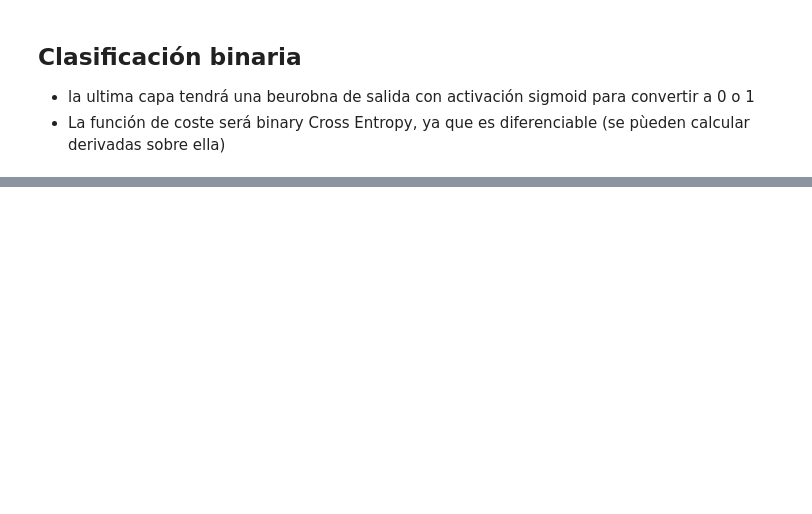
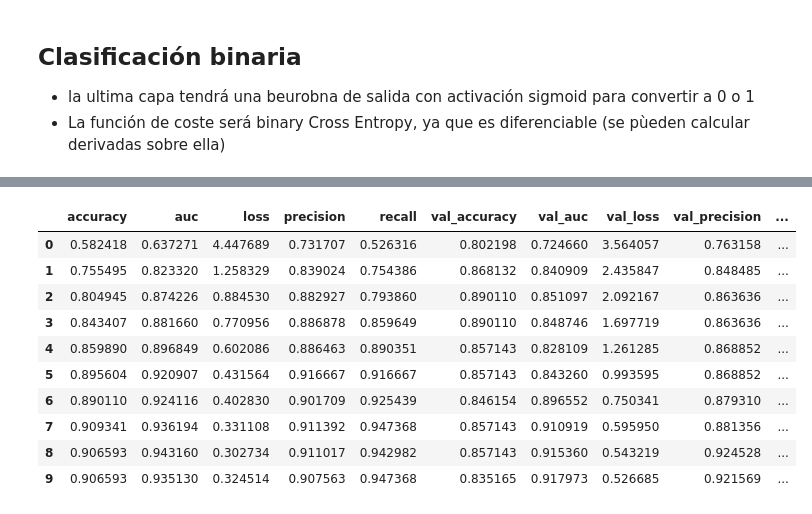
Before and after one commit to CaroliCosas/Ciencia_Datos_Hackaboss, a Jupyter notebook: mod5-estudio-machine-learning-y-deep-learning/02.notebooks_clase/02.deep-learning/03.tensorflow/01.clasificacion_binaria.ipynb, the cells around one changed output, grey strips where cells are left out. Saved outputs shown, nothing was run; the diff lists cells and outputs as text; code cells hidden in the pictures; blank space fills up the shorter version.

```diff
--- a/mod5-estudio-machine-learning-y-deep-learning/02.notebooks_clase/02.deep-learning/03.tensorflow/01.clasificacion_binaria.ipynb
+++ b/mod5-estudio-machine-learning-y-deep-learning/02.notebooks_clase/02.deep-learning/03.tensorflow/01.clasificacion_binaria.ipynb
@@ -75,0 +90,15 @@ keras.src.metrics.accuracy_metrics.BinaryAccuracy
+# %%
+df_history = pd.DataFrame(model.history.history)
+df_history.head(10)
+# %% [output]
+|  | accuracy | auc | loss | precision | recall | val_accuracy | val_auc | val_loss | val_precision | ... |
+| 0 | 0.582418 | 0.637271 | 4.447689 | 0.731707 | 0.526316 | 0.802198 | 0.724660 | 3.564057 | 0.763158 | ... |
+| 1 | 0.755495 | 0.823320 | 1.258329 | 0.839024 | 0.754386 | 0.868132 | 0.840909 | 2.435847 | 0.848485 | ... |
+| 2 | 0.804945 | 0.874226 | 0.884530 | 0.882927 | 0.793860 | 0.890110 | 0.851097 | 2.092167 | 0.863636 | ... |
+| 3 | 0.843407 | 0.881660 | 0.770956 | 0.886878 | 0.859649 | 0.890110 | 0.848746 | 1.697719 | 0.863636 | ... |
+| 4 | 0.859890 | 0.896849 | 0.602086 | 0.886463 | 0.890351 | 0.857143 | 0.828109 | 1.261285 | 0.868852 | ... |
+| 5 | 0.895604 | 0.920907 | 0.431564 | 0.916667 | 0.916667 | 0.857143 | 0.843260 | 0.993595 | 0.868852 | ... |
+| 6 | 0.890110 | 0.924116 | 0.402830 | 0.901709 | 0.925439 | 0.846154 | 0.896552 | 0.750341 | 0.879310 | ... |
+| 7 | 0.909341 | 0.936194 | 0.331108 | 0.911392 | 0.947368 | 0.857143 | 0.910919 | 0.595950 | 0.881356 | ... |
+| 8 | 0.906593 | 0.943160 | 0.302734 | 0.911017 | 0.942982 | 0.857143 | 0.915360 | 0.543219 | 0.924528 | ... |
+| 9 | 0.906593 | 0.935130 | 0.324514 | 0.907563 | 0.947368 | 0.835165 | 0.917973 | 0.526685 | 0.921569 | ... |
```
Also changed, not shown: parts of 12 cells of this notebook, 2 other files.
